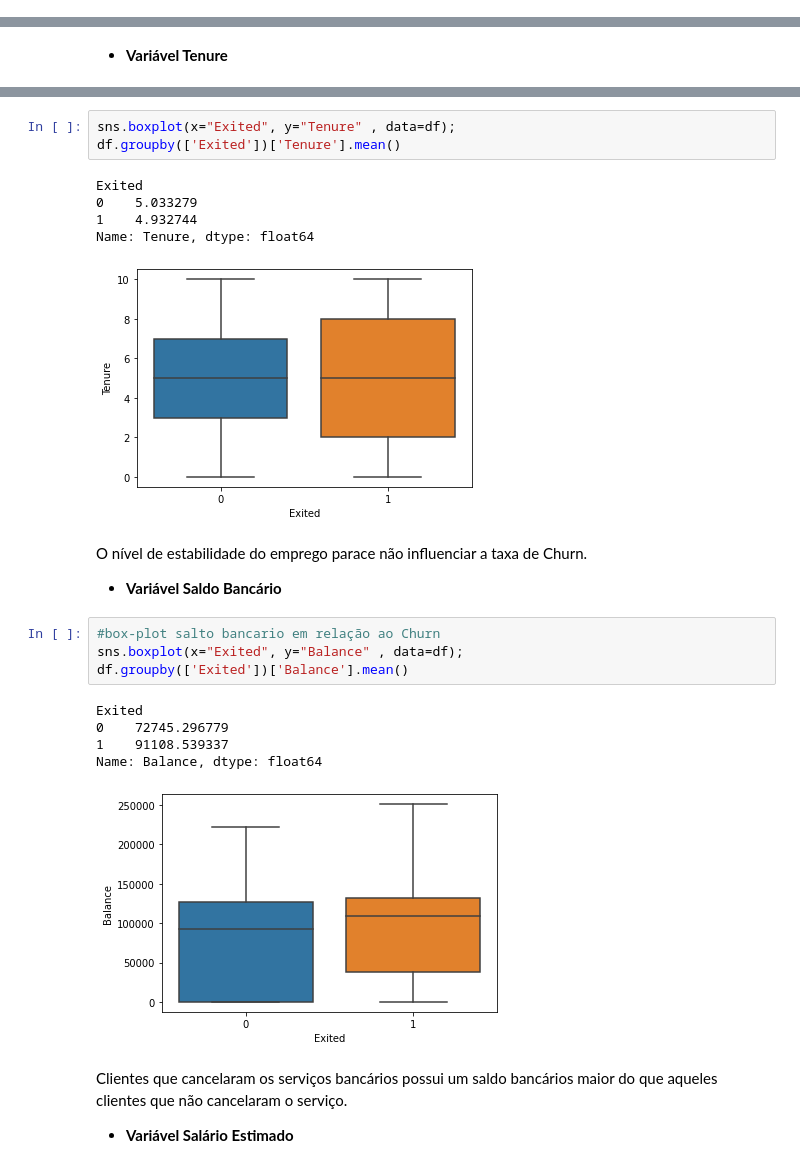
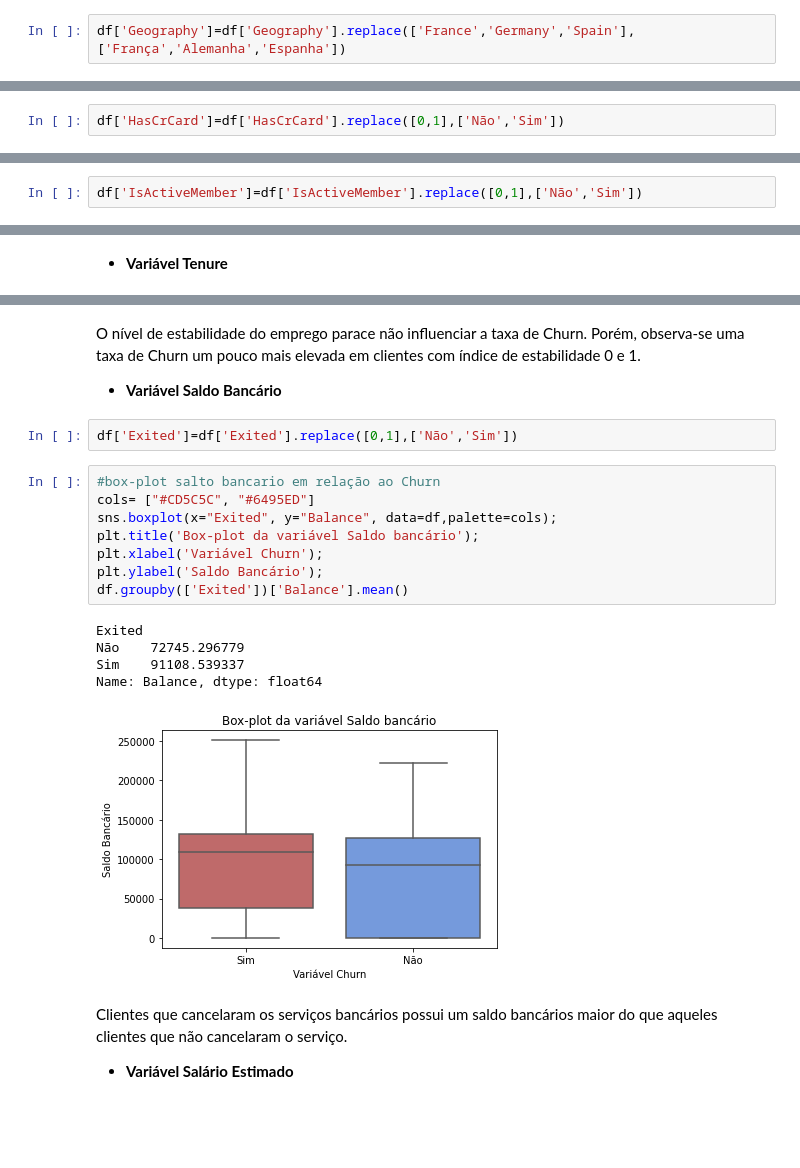
Before and after one commit to scudilio/Churn_model, a Jupyter notebook: Parte_II_Churn_artigo.ipynb, the cells around one changed output, grey strips where cells are left out. Cells and saved outputs as stored; diff of their text form; blank space fills up the shorter version.

```diff
--- a/Parte_II_Churn_artigo.ipynb
+++ b/Parte_II_Churn_artigo.ipynb
@@ -237,5 +242,7 @@ Observa-se que mulheres têm um risco maior de Churn do que homens.
 
 * **Variável País**
+# %%
+df['Geography']=df['Geography'].replace(['France','Germany','Spain'],['França','Alemanha','Espanha'])
 # %%
 df_plot = df.groupby ('Geography'). Exited.mean (). reset_index ()
 df_plot
@@ -259,6 +265,8 @@ Text(0, 0.5, 'Taxa de Churn')
 Em relação a variável país, observa-se que a porcentagem de Churn na Alemanha é bastante elevada, onde 32% dos clientes encerraram a conta no banco. Espanha e França têm uma taxa de Churn parecidas em torno de 16%.
 
 * **Variável Cartão de Crédito**
+# %%
+df['HasCrCard']=df['HasCrCard'].replace([0,1],['Não','Sim'])
 # %%
 df_plot = df.groupby ('HasCrCard'). Exited.mean (). reset_index ()
 df_plot
@@ -282,5 +289,7 @@ Observa-se que o cliente ter ou não cartão de crédito parece não influenciar
 
 * **Variável Membro Ativo**
+# %%
+df['IsActiveMember']=df['IsActiveMember'].replace([0,1],['Não','Sim'])
 # %%
 df_plot = df.groupby ('IsActiveMember'). Exited.mean (). reset_index ()
 df_plot
@@ -358,27 +384,24 @@ Text(0, 0.5, 'Taxa de Churn')
 [figure]
-# %%
-sns.boxplot(x="Exited", y="Tenure" , data=df);
-df.groupby(['Exited'])['Tenure'].mean()
-# %% [output]
-Exited
-0    5.033279
-1    4.932744
-Name: Tenure, dtype: float64
-[figure, removed]
 # %% [markdown]
-O nível de estabilidade do emprego parace não influenciar a taxa de Churn.
+O nível de estabilidade do emprego parace não influenciar a taxa de Churn. Porém, observa-se uma taxa de Churn um pouco mais elevada em clientes com índice de estabilidade 0 e 1.
 
 * **Variável Saldo Bancário**
+# %%
+df['Exited']=df['Exited'].replace([0,1],['Não','Sim'])
 # %%
 #box-plot salto bancario em relação ao Churn
-sns.boxplot(x="Exited", y="Balance" , data=df);
+cols= ["#CD5C5C", "#6495ED"]
+sns.boxplot(x="Exited", y="Balance", data=df,palette=cols);
+plt.title('Box-plot da variável Saldo bancário');
+plt.xlabel('Variável Churn');
+plt.ylabel('Saldo Bancário');
 df.groupby(['Exited'])['Balance'].mean()
 # %% [output]
 Exited
-0    72745.296779
-1    91108.539337
+Não    72745.296779
+Sim    91108.539337
 Name: Balance, dtype: float64
-[figure, old version]
+[figure, new version]
 # %% [markdown]
 Clientes que cancelaram os serviços bancários possui um saldo bancários maior do que aqueles clientes que não cancelaram o serviço.
 
```
Also changed, not shown: parts of 43 cells of this notebook.
